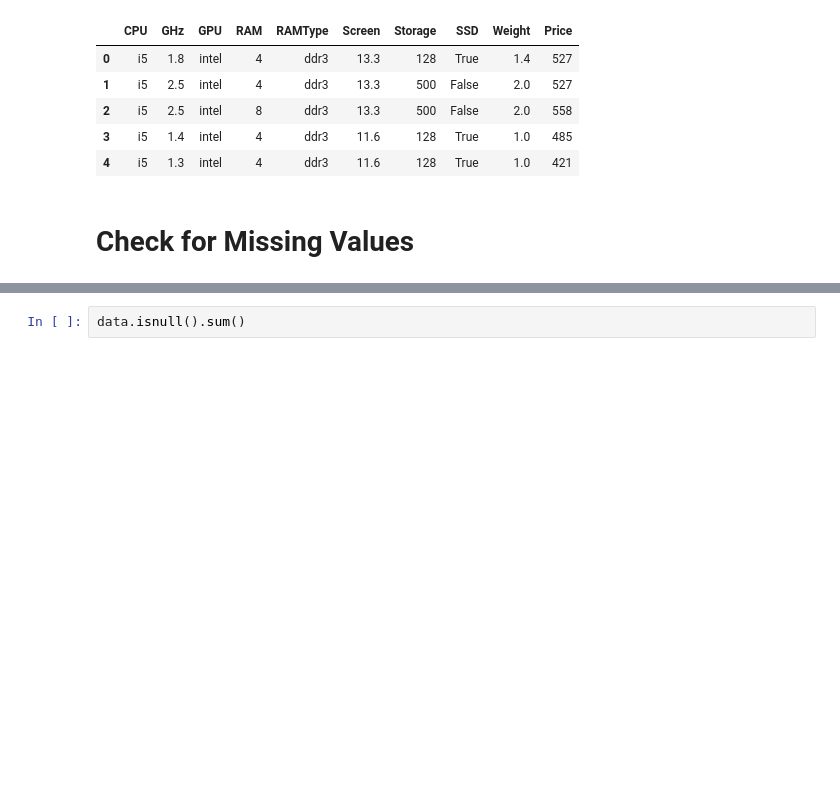
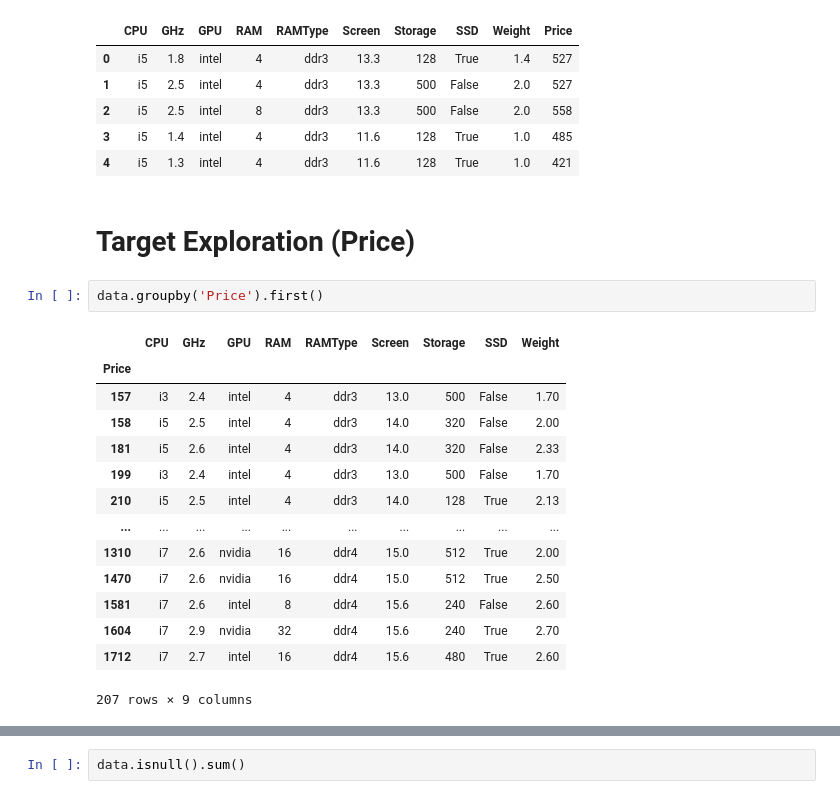
Before and after one commit to danielAdama/laptop-price-prediction, a Jupyter notebook: src/LaptopPriceTrainer/LaptopDataPreparation.ipynb, the cells around one changed output, grey strips where cells are left out. Cells and saved outputs as stored; diff of their text form; blank space fills up the shorter version.

```diff
--- a/src/LaptopPriceTrainer/LaptopDataPreparation.ipynb
+++ b/src/LaptopPriceTrainer/LaptopDataPreparation.ipynb
@@ -47,5 +59,22 @@ None
 | 2 | i5 | 2.5 | intel | 8 | ddr3 | 13.3 | 500 | False | 2.0 | 558 |
 | 3 | i5 | 1.4 | intel | 4 | ddr3 | 11.6 | 128 | True | 1.0 | 485 |
 | 4 | i5 | 1.3 | intel | 4 | ddr3 | 11.6 | 128 | True | 1.0 | 421 |
-# %% [markdown]
-# Check for Missing Values
+# %% [markdown]
+# Target Exploration (Price)
+# %%
+data.groupby('Price').first()
+# %% [output]
+|  | CPU | GHz | GPU | RAM | RAMType | Screen | Storage | SSD | Weight |
+| Price |  |  |  |  |  |  |  |  |  |
+| 157 | i3 | 2.4 | intel | 4 | ddr3 | 13.0 | 500 | False | 1.70 |
+| 158 | i5 | 2.5 | intel | 4 | ddr3 | 14.0 | 320 | False | 2.00 |
+| 181 | i5 | 2.6 | intel | 4 | ddr3 | 14.0 | 320 | False | 2.33 |
+| 199 | i3 | 2.4 | intel | 4 | ddr3 | 13.0 | 500 | False | 1.70 |
+| 210 | i5 | 2.5 | intel | 4 | ddr3 | 14.0 | 128 | True | 2.13 |
+| ... | ... | ... | ... | ... | ... | ... | ... | ... | ... |
+| 1310 | i7 | 2.6 | nvidia | 16 | ddr4 | 15.0 | 512 | True | 2.00 |
+| 1470 | i7 | 2.6 | nvidia | 16 | ddr4 | 15.0 | 512 | True | 2.50 |
+| 1581 | i7 | 2.6 | intel | 8 | ddr4 | 15.6 | 240 | False | 2.60 |
+| 1604 | i7 | 2.9 | nvidia | 32 | ddr4 | 15.6 | 240 | True | 2.70 |
+| 1712 | i7 | 2.7 | intel | 16 | ddr4 | 15.6 | 480 | True | 2.60 |
+207 rows × 9 columns
```
Also changed, not shown: parts of 11 cells of this notebook.
